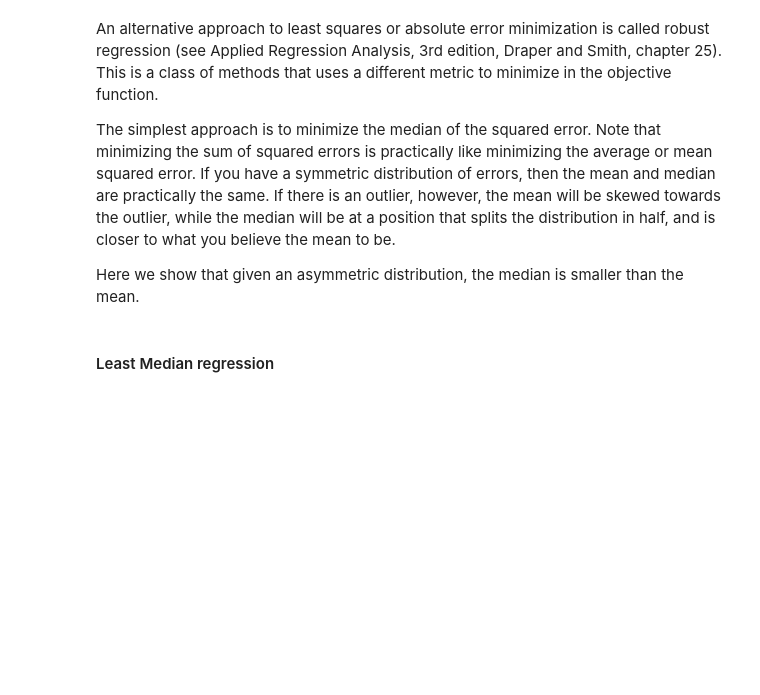
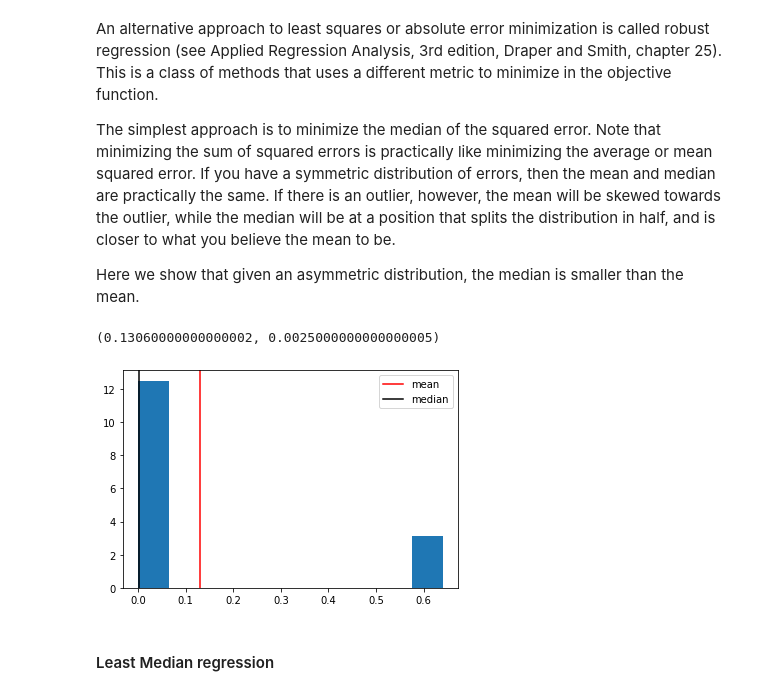
Before and after one commit to Steel-Bank-codespaces/f22-06623, a Jupyter notebook: lectures/12-nonlinear-regression/12-nonlinear-regression-2.ipynb, the cells around one changed output. Cells and saved outputs as stored; diff of their text form; code cells hidden in the pictures; blank space fills up the shorter version.

```diff
--- a/lectures/12-nonlinear-regression/12-nonlinear-regression-2.ipynb
+++ b/lectures/12-nonlinear-regression/12-nonlinear-regression-2.ipynb
@@ -204,11 +262,15 @@ Here we show that given an asymmetric distribution, the median is smaller than t
 # %%
 errs = np.array([0.1, 0.01, 0.05, 0.02, 0.8])
 s = errs**2
 plt.hist(s, density=True)
 plt.axvline(np.mean(s), color="r")
 plt.axvline(np.median(s), color="k")
 plt.legend(["mean", "median"])
 plt.xlabel(""); # this gets rid of the x-label
+np.mean(s), np.median(s)
+# %% [output]
+(0.13060000000000002, 0.0025000000000000005)
+[figure, added]
 # %% [markdown]
 #### Least Median regression
 # %% [markdown]
```
Also changed, not shown: parts of 20 cells of this notebook.
